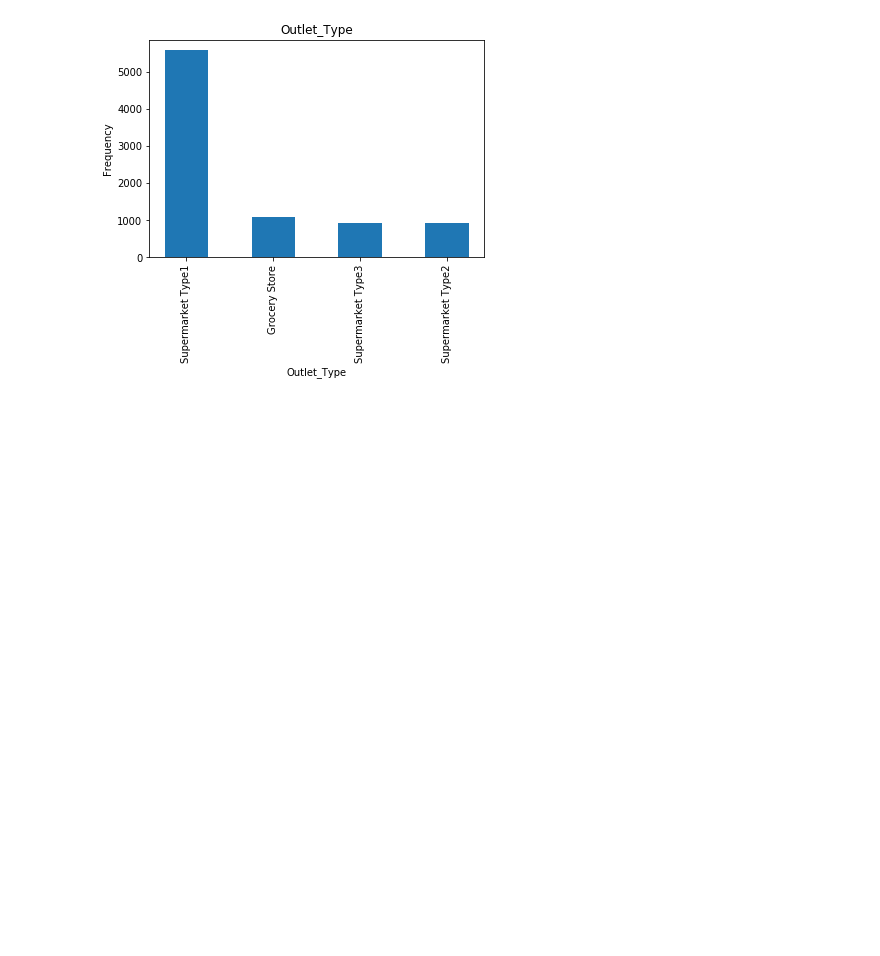
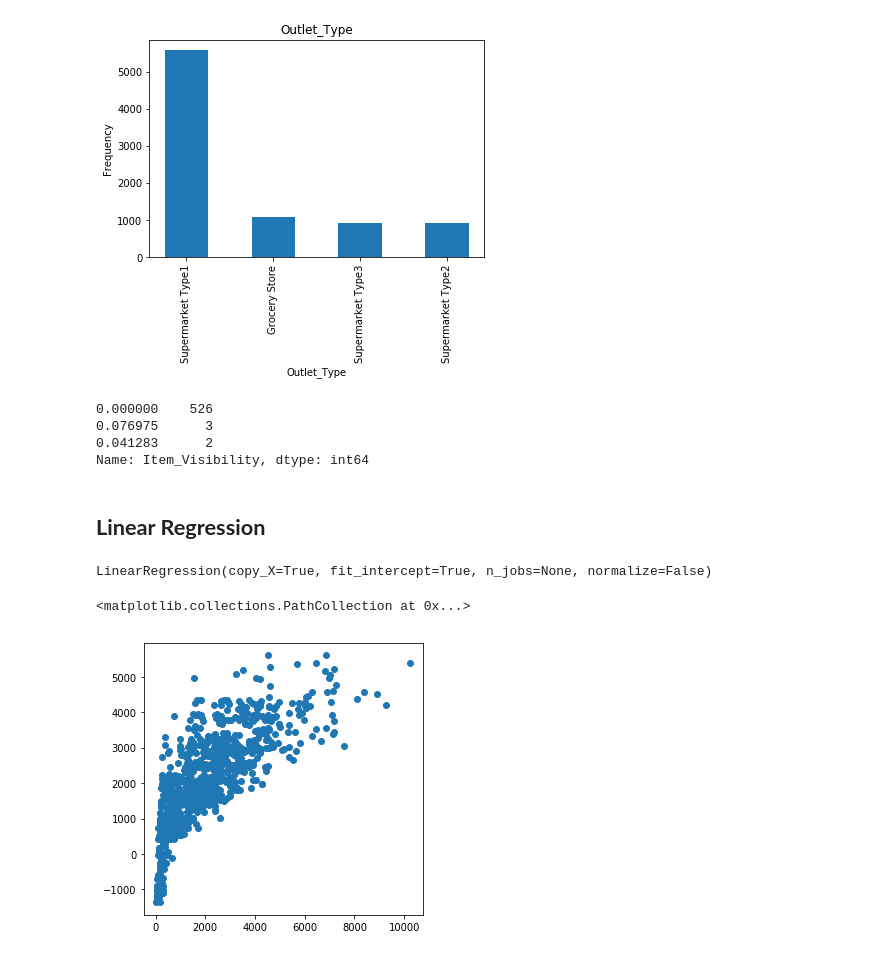
Before and after one commit to manashpratim/Big-Mart-Sales-Prediction, a Jupyter notebook: Big_Mart_Sales_Prediction.ipynb, the cells around one changed output. Saved outputs shown, nothing was run; the diff lists cells and outputs as text; code cells hidden in the pictures; blank space fills up the shorter version.

```diff
--- a/Big_Mart_Sales_Prediction.ipynb
+++ b/Big_Mart_Sales_Prediction.ipynb
@@ -228,3 +259,10 @@ plt.ylabel('Frequency')
 # %% [output]
 Text(0, 0.5, 'Frequency')
 [figure]
+# %%
+df1['Item_Visibility'].value_counts().head(3)
+# %% [output]
+0.000000    526
+0.076975      3
+0.041283      2
+Name: Item_Visibility, dtype: int64
@@ -230,0 +306,25 @@ Text(0, 0.5, 'Frequency')
+# %%
+#Feature Scaling
+from sklearn.preprocessing import StandardScaler
+sc_x=StandardScaler()
+x=sc_x.fit_transform(x)
+
+x_test=sc_x.fit_transform(x_test)
+# %%
+from sklearn.model_selection import train_test_split
+x_train,x_val,y_train,y_val=train_test_split(x,y,test_size=0.1,random_state=42)
+# %% [markdown]
+## **Linear Regression**
+# %%
+from sklearn.linear_model import LinearRegression
+lm=LinearRegression()
+lm.fit(x_train,y_train)
+# %% [output]
+LinearRegression(copy_X=True, fit_intercept=True, n_jobs=None, normalize=False)
+# %%
+predictions=lm.predict(x_val)
+# %%
+plt.scatter(y_val,predictions)
+# %% [output]
+<matplotlib.collections.PathCollection at 0x...>
+[figure, added]
```
Also changed, not shown: parts of 38 cells of this notebook.
